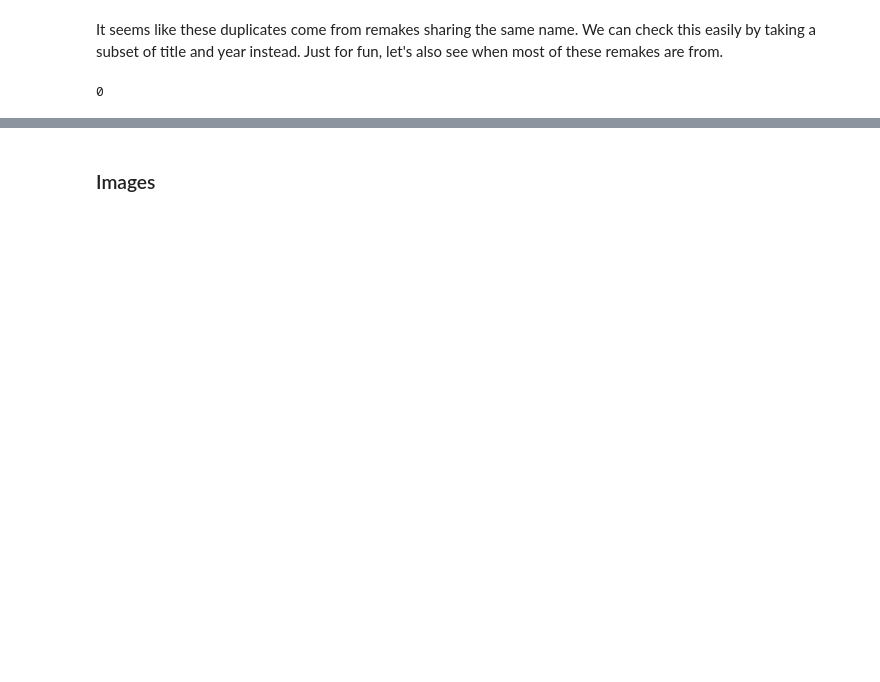
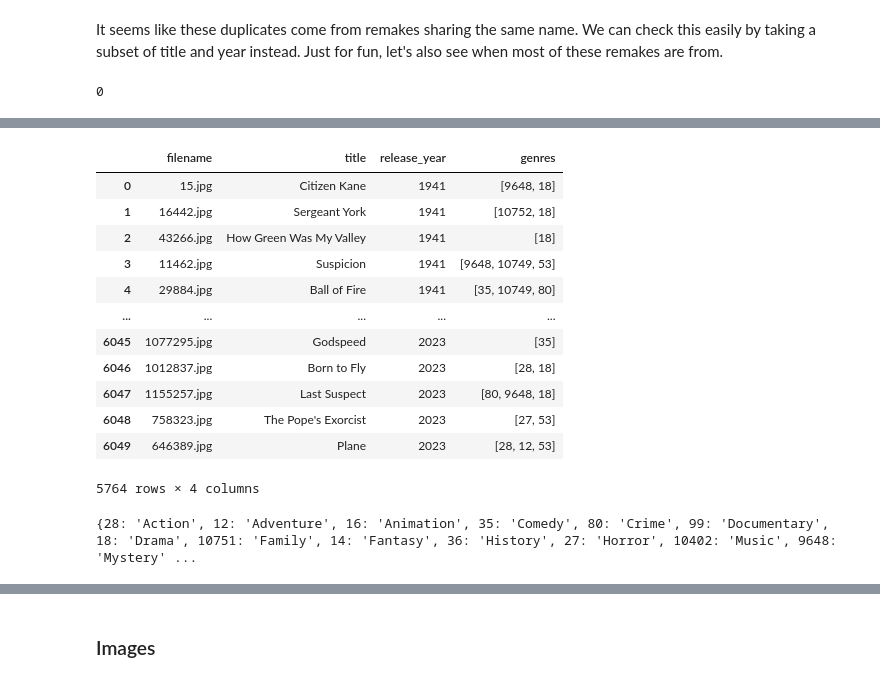
Before and after one commit to Anubis-vc/movie-era-classification, a Jupyter notebook: main.ipynb, the cells around one changed output, grey strips where cells are left out. Drawn from its saved outputs; the diff is of its cells as text; code cells hidden in the pictures; blank space fills up the shorter version.

```diff
--- a/main.ipynb
+++ b/main.ipynb
@@ -248,0 +291,20 @@ Let's also see if we can glean anything from the image data before we use it.
+# %%
+remove_empty_genres = df[df['genres'].str.len() > 0]
+
+# this df will only be used for genre processing, so i will drop the extra era data
+remove_empty_genres = remove_empty_genres.drop(columns=['era', 'era_label'])
+remove_empty_genres
+# %% [output]
+|  | filename | title | release_year | genres |
+| 0 | 15.jpg | Citizen Kane | 1941 | [9648, 18] |
+| 1 | 16442.jpg | Sergeant York | 1941 | [10752, 18] |
+| 2 | 43266.jpg | How Green Was My Valley | 1941 | [18] |
+| 3 | 11462.jpg | Suspicion | 1941 | [9648, 10749, 53] |
+| 4 | 29884.jpg | Ball of Fire | 1941 | [35, 10749, 80] |
+| ... | ... | ... | ... | ... |
+| 6045 | 1077295.jpg | Godspeed | 2023 | [35] |
+| 6046 | 1012837.jpg | Born to Fly | 2023 | [28, 18] |
+| 6047 | 1155257.jpg | Last Suspect | 2023 | [80, 9648, 18] |
+| 6048 | 758323.jpg | The Pope's Exorcist | 2023 | [27, 53] |
+| 6049 | 646389.jpg | Plane | 2023 | [28, 12, 53] |
+5764 rows × 4 columns
@@ -248,0 +325,5 @@ Let's also see if we can glean anything from the image data before we use it.
+# %%
+genre_mapping = get_genre_mapping()
+print(genre_mapping)
+# %% [output]
+{28: 'Action', 12: 'Adventure', 16: 'Animation', 35: 'Comedy', 80: 'Crime', 99: 'Documentary', 18: 'Drama', 10751: 'Family', 14: 'Fantasy', 36: 'History', 27: 'Horror', 10402: 'Music', 9648: 'Mystery' ...
```
Also changed, not shown: parts of 22 cells of this notebook.
